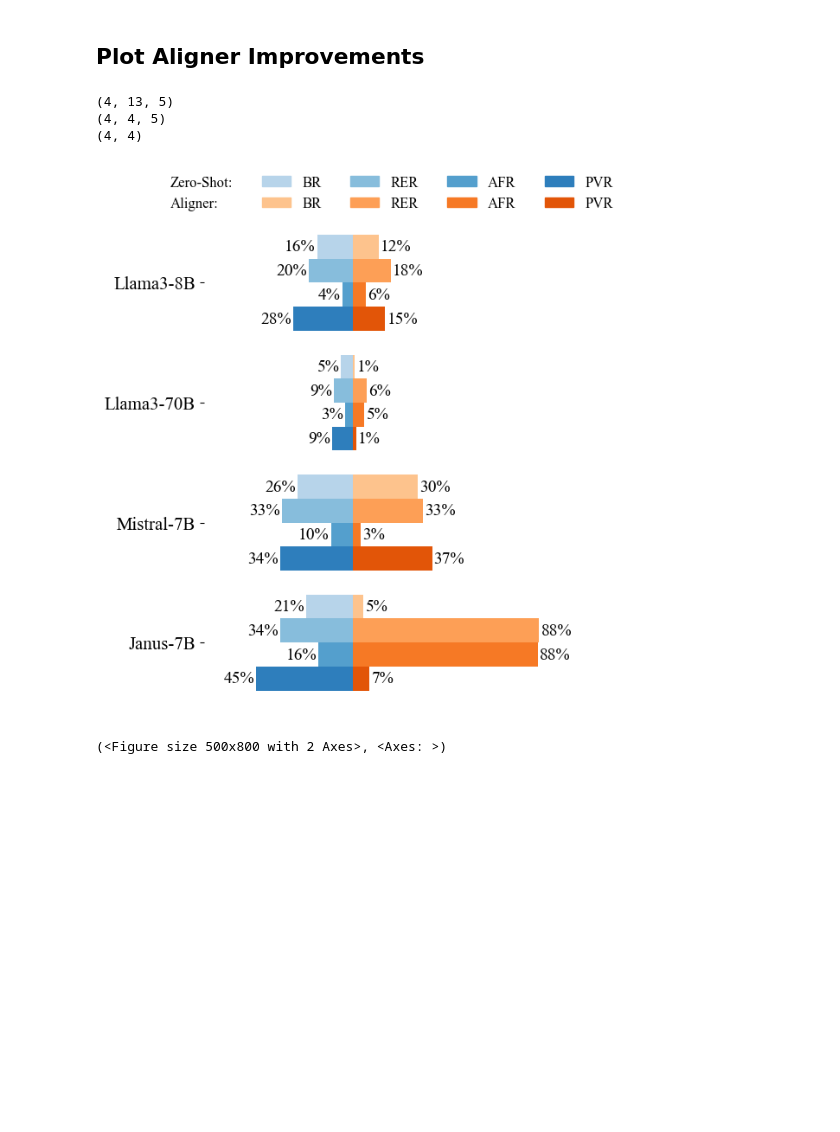
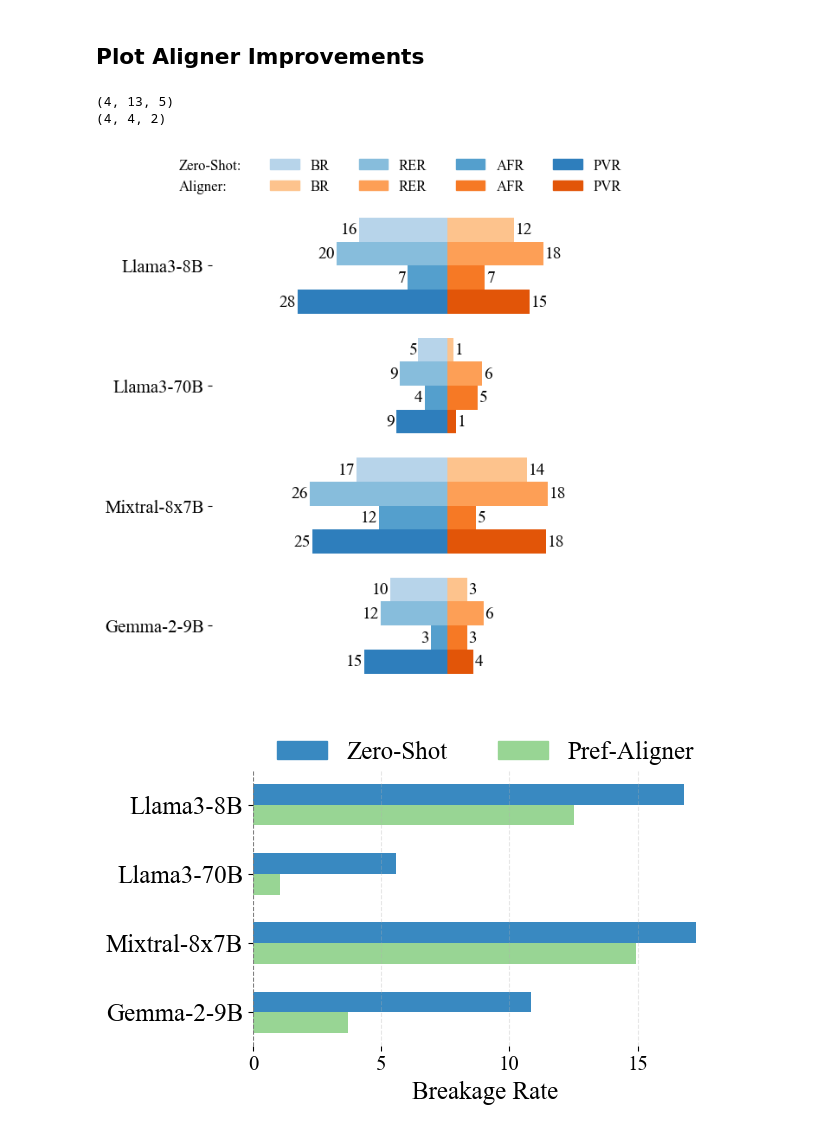
Before and after one commit to chimaobi-okite/pref_aligner, a Jupyter notebook: process_results.ipynb, the cells around one changed output. Cells and saved outputs as stored; diff of their text form; code cells hidden in the pictures; blank space fills up the shorter version.

```diff
--- a/process_results.ipynb
+++ b/process_results.ipynb
@@ -7,0 +11,12 @@ Thsi section defines some stuff for running the script.
+# %%
+# For all files in results/mcq_results/irrelevant/aligner/full, if is csv, call extend_irrelevant()
+from results_helper import extend_irrelevant
+import os
+
+for f in os.listdir("results/mcq_results/irrelevant/aligner/full"):
+    if f.endswith(".csv") and not f.endswith("aligner-full_eval.csv"):
+        print(f)
+        extend_irrelevant(f"results/mcq_results/irrelevant/aligner/full/{f}")
+        print("done")
+    else:
+        print(f"skipping {f}")
@@ -147,7 +180,7 @@ Modifying
 # %% [markdown]
 ## Horizontal Bidirectional Bar Plot for Relevant/Mixed
 # %%
-from results_helper import rel_irrel_backback_barplot, filter_axis
+from results_helper import rel_irrel_backback_barplot, filter_axis, rel_irrel_topdown_barplot
 
 matrices = []
 
@@ -170,7 +203,7 @@ for metric in METRICS:
     )
     print(data.shape)
 
-    rel_irrel_backback_barplot(
+    rel_irrel_topdown_barplot(
         data[:, 0],
         data[:, 1],
         models=model_names_rel_hb,
@@ -416,7 +449,12 @@ compare_profile_accuracy(
 # %% [markdown]
 ## Plot Aligner Improvements
 # %%
-from results_helper import missing_answer_diffplot, aligner_improvement_hbarplot, METRIC_LABELS_ABBR
+from results_helper import (
+    aligner_improvement_hbarplot_full,
+    aligner_improvement_hbarplot,
+    PROMPT_METHODS_DICT,
+    MODELS_SHORT_DICT
+)
 
 metrics_baseline = ["BR", "RER", "AFR", "PVR"]
 data, order = results_dict.get_field_matrix(
@@ -427,42 +465,60 @@ data, order = results_dict.get_field_matrix(
     },
     axis_keys=["model", "method"]
 )
-data = np.array(data)
+data = np.array(data)       # [fields x models x methods]
 print(data.shape)
 # Take the first 5
-data = data[:, :4]
-models_ref = MODELS[:4].copy()
+# data = data[:, :4]
+# models_ref = MODELS[:4].copy()
+data = np.stack([data[:, i] for i in [0, 1, 4, 7]], axis=1)
+models_ref = [
+    "Llama-3.1-8B-Instruct",
+    "Llama-3.3-70B-Instruct-Turbo-Free",
+    "Mixtral-8x7B-Instruct-v0.1",
+    "gemma-2-9b-it"
+]
+data = np.stack([data[..., i] for i in [0, -1]], axis=-1)
 print(data.shape)       # [fields x models x methods]
 
-improvement = (data[...,0] - data[...,-1]).astype(np.float32)
-print(improvement.shape)    # improvement = [fields, models]
+# improvement = (data[...,0] - data[...,-1]).astype(np.float32)
+# print(improvement.shape)    # improvement = [fields, models]
 
 # from results_helper import METRIC_LABELS_ABBR
 
-data2plot = improvement.T
+# data2plot = improvement.T
 # relevance_hbarplot(
 #     data2plot,
 #     relevance_list=metrics_baseline,
 #     models=[MODELS_SHORT_DICT[m] for m in models_ref],
 #     title="Error Percentage Drop by Model",
 #     xlabel="Error % Drop",
 #     label_dict=METRIC_LABELS_ABBR,
 #     figh=6,
 #     show=True,
 # )
 
 # for i, metric in enumerate(metrics_baseline):
-aligner_improvement_hbarplot(
+aligner_improvement_hbarplot_full(
     data[...,0].T,
     data[...,-1].T,
     models=[MODELS_SHORT_DICT[m] for m in models_ref],
-    metrics=[METRIC_LABELS_ABBR[metric] for metric in metrics_baseline],
+    metrics=metrics_baseline,
     title=f"Aligner Improvement by Model Relevant",
     show=True,
 )
+
+for i, metric in enumerate(metrics_baseline):
+    aligner_improvement_hbarplot(
+        data[i],
+        methods=["direct", "aligner"],
+        label_dict=PROMPT_METHODS_DICT,
+        models=[MODELS_SHORT_DICT[m] for m in models_ref],
+        title=f"Aligner improvement in {metric}",
+        xlabel=METRIC_LABELS[metric],
+        show=True,
+    )
 # %% [output]
 (4, 13, 5)
-(4, 4, 5)
-(4, 4)
+(4, 4, 2)
-[figure, old version]
+[figure, new version]
-(<Figure size 500x800 with 2 Axes>, <Axes: >)
+[figure, added]
```
Also changed, not shown: parts of 16 cells of this notebook, 44 other files.
